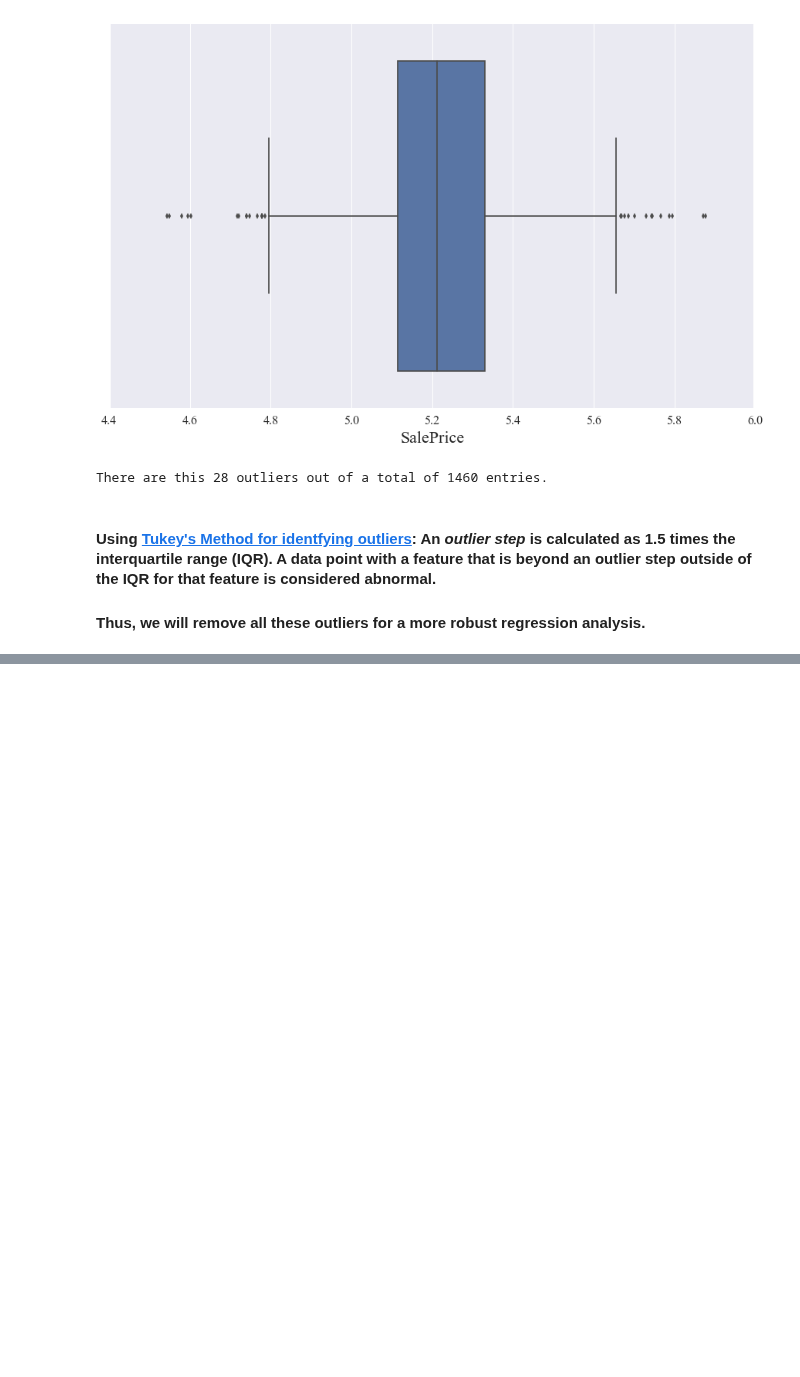
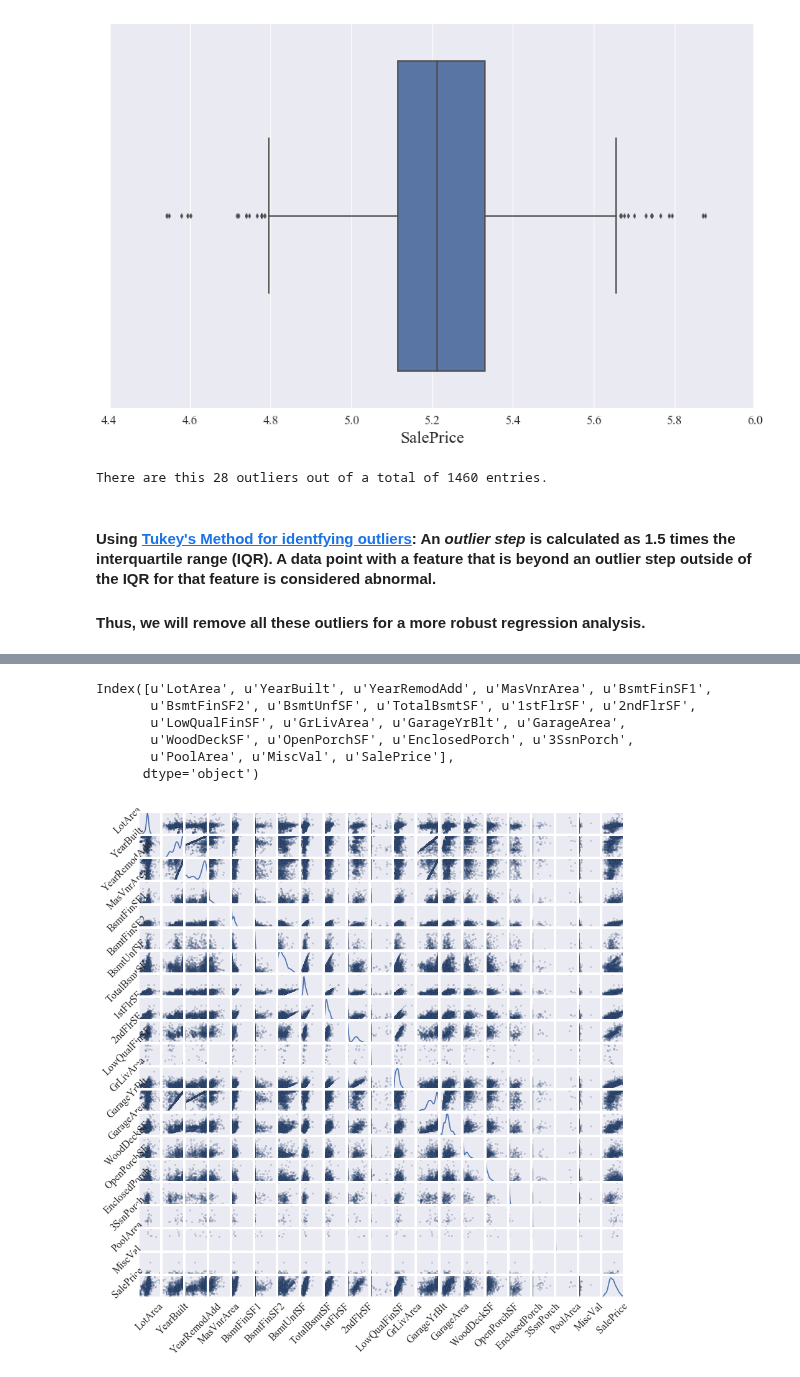
Before and after one commit to gmsardane/Predicting-Ames-Housing-Prices, a Jupyter notebook: Exploring and Predicting Ames Housing Prices.ipynb, the cells around one changed output, grey strips where cells are left out. Cells and saved outputs as stored; diff of their text form; code cells hidden in the pictures; blank space fills up the shorter version.

Commit message:
Feats: Fixed a bug in defining which are good data. Implemented a scatter matrix plot to see correlations in continuous variables.

```diff
--- a/Exploring and Predicting Ames Housing Prices.ipynb
+++ b/Exploring and Predicting Ames Housing Prices.ipynb
@@ -136,6 +136,6 @@ There are this 28 outliers out of a total of 1460 entries.
 
 #### Thus, we will remove all these outliers for a more robust regression analysis.
 # %%
-data_clean = data[(log_price >= Q1 - step)  | (log_price <= Q3+step)]
-print "Now we will work on "len(data_clean)
+data_clean = data[(log_price >= Q1 - step)  & (log_price <= Q3+step)]
+print "Now we will work on a dataset of {} examples".format(len(data_clean))
 data_clean.head()
@@ -150,0 +153,18 @@ data_clean.head()
+# %%
+# Extract feature columns
+feature_cols = list(data_clean.columns[1:-1]) # Removed ID columns
+
+# Extract target column 'SalePrice'
+target_col = data_clean.columns[-1]
+
+# Show the list of columns
+print "Feature columns:\n{}".format(feature_cols)
+print "\nTarget column: {}".format(target_col)
+
+# Separate the data into feature data and target data (X_all and y_all, respectively)
+X_all = data_clean[feature_cols]
+y_all = data_clean[target_col]
+
+# Show the feature information by printing the first five rows
+print "\nFeature values:"
+print X_all.head()
@@ -150,0 +236,32 @@ data_clean.head()
+# %%
+## Extract all continuous variables
+feature_continuous = []
+for feature in X_all.columns:
+    if max(X_all[feature]) > 500:
+        feature_continuous.append(feature)
+data_continuous =  pd.DataFrame(X_all, columns=feature_continuous)
+data_continuous['SalePrice'] = np.log10(y_all)
+data_continuous.LotArea = np.log10(data_continuous.LotArea)
+data_continuous = data_continuous.drop('YrSold', axis=1)
+data_continuous.columns
+# %% [output]
+Index([u'LotArea', u'YearBuilt', u'YearRemodAdd', u'MasVnrArea', u'BsmtFinSF1',
+       u'BsmtFinSF2', u'BsmtUnfSF', u'TotalBsmtSF', u'1stFlrSF', u'2ndFlrSF',
+       u'LowQualFinSF', u'GrLivArea', u'GarageYrBlt', u'GarageArea',
+       u'WoodDeckSF', u'OpenPorchSF', u'EnclosedPorch', u'3SsnPorch',
+       u'PoolArea', u'MiscVal', u'SalePrice'],
+      dtype='object')
+# %%
+sm = pd.scatter_matrix(data_continuous, alpha = 0.3, figsize = (14,14), diagonal = 'kde');
+#Change label rotation
+a = [s.xaxis.label.set_rotation(45) for s in sm.reshape(-1)]
+a = [s.yaxis.label.set_rotation(45) for s in sm.reshape(-1)]
+
+#May need to offset label when rotating to prevent overlap of figure
+a = [s.get_yaxis().set_label_coords(-0.3,0.5) for s in sm.reshape(-1)]
+
+#Hide all ticks
+a = [s.set_xticks(()) for s in sm.reshape(-1)]
+a = [s.set_yticks(()) for s in sm.reshape(-1)]
+# %% [output]
+[figure, added]
```
Also changed, not shown: parts of 10 cells of this notebook.
